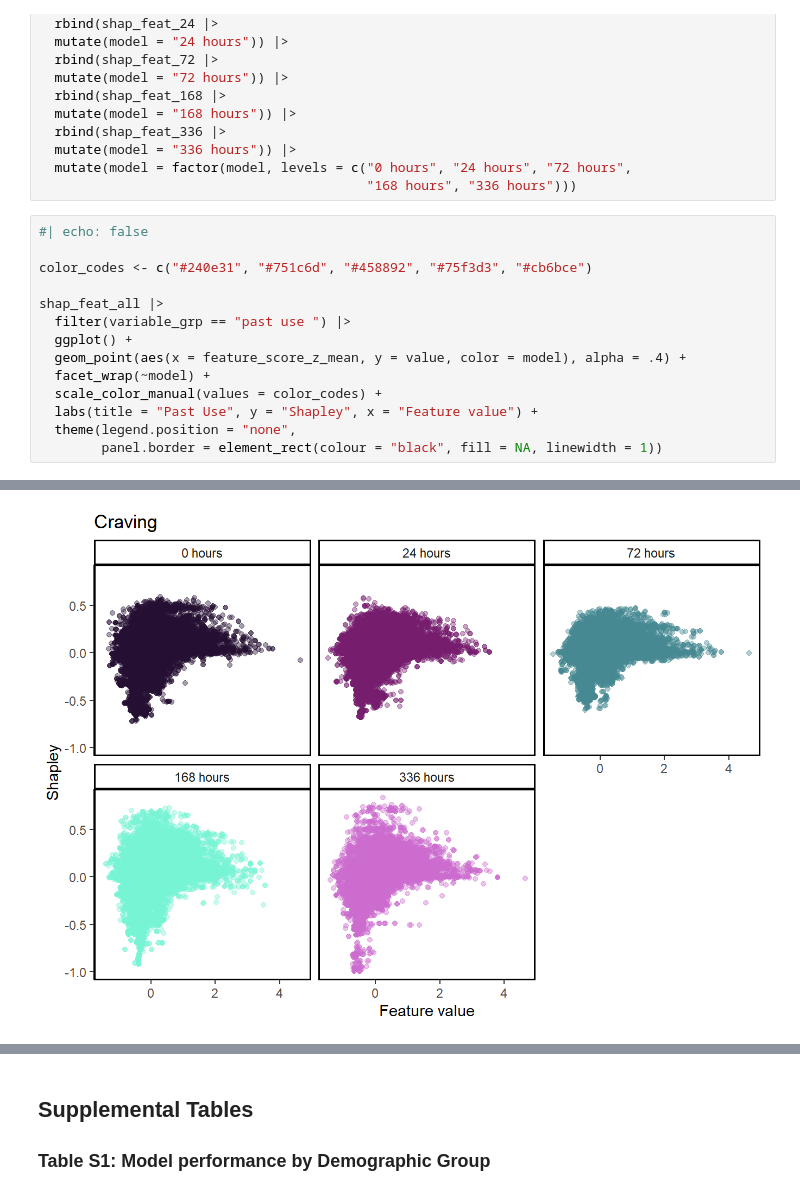
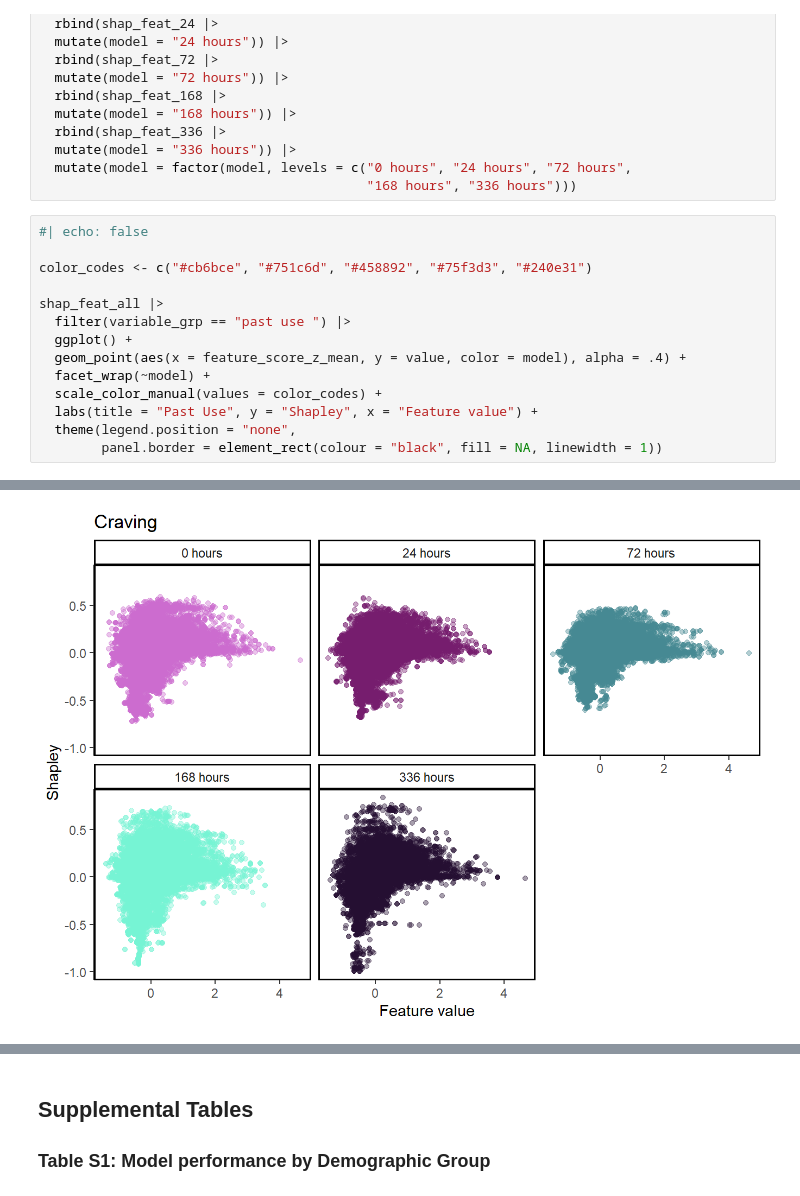
Before and after one commit to jjcurtin/study_lag, a Jupyter notebook: notebooks/supplement.embed.ipynb, the cells around one changed output, grey strips where cells are left out. Cells and saved outputs as stored; diff of their text form.

```diff
--- a/notebooks/supplement.embed.ipynb
+++ b/notebooks/supplement.embed.ipynb
@@ -271,7 +271,7 @@ shap_feat_all <- shap_feat_0 |>
 # %%
 #| echo: false
 
-color_codes <- c("#240e31", "#751c6d", "#458892", "#75f3d3", "#cb6bce")
+color_codes <- c("#cb6bce", "#751c6d", "#458892", "#75f3d3", "#240e31")
 
 shap_feat_all |>
   filter(variable_grp == "past use ") |>
@@ -289 +289 @@ shap_feat_all |>
-[figure, old version]
+[figure, new version]
```
Also changed, not shown: parts of 2 cells of this notebook, 14 other files.
